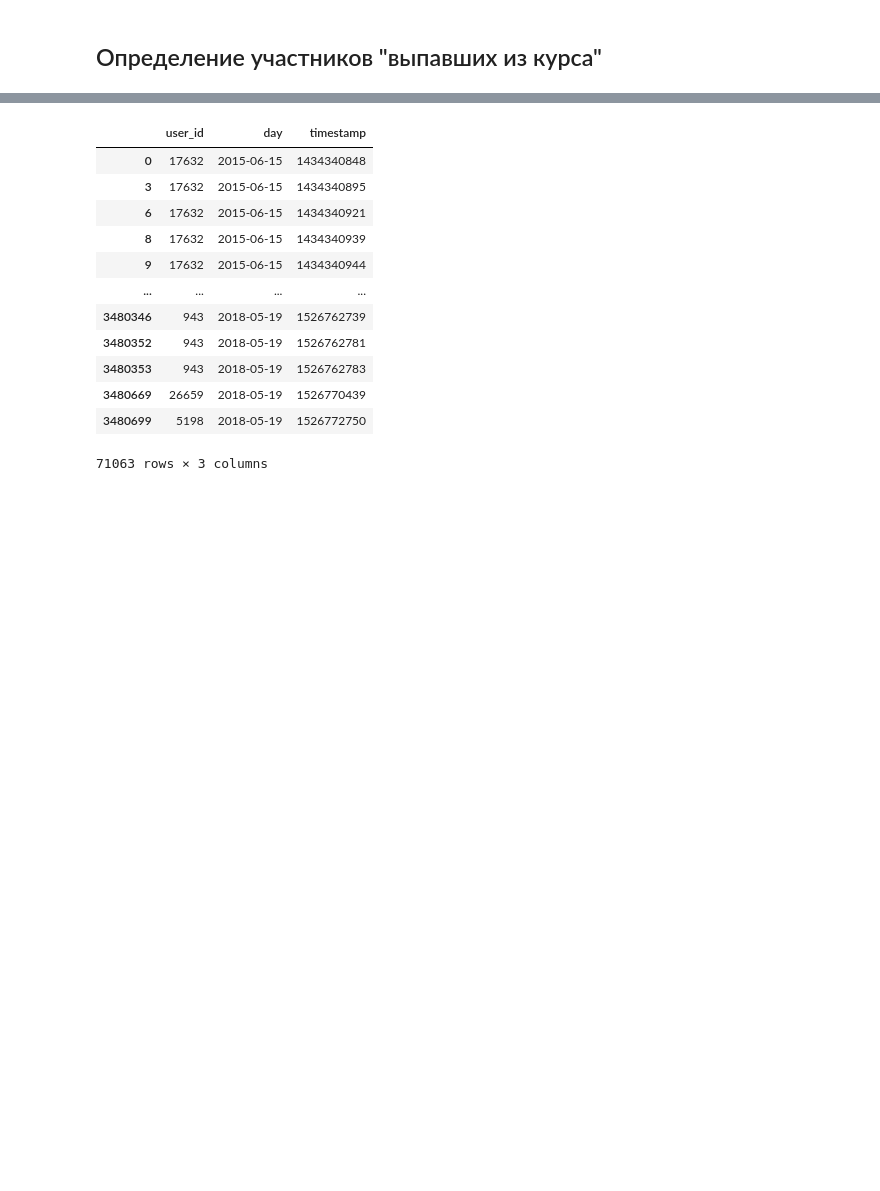
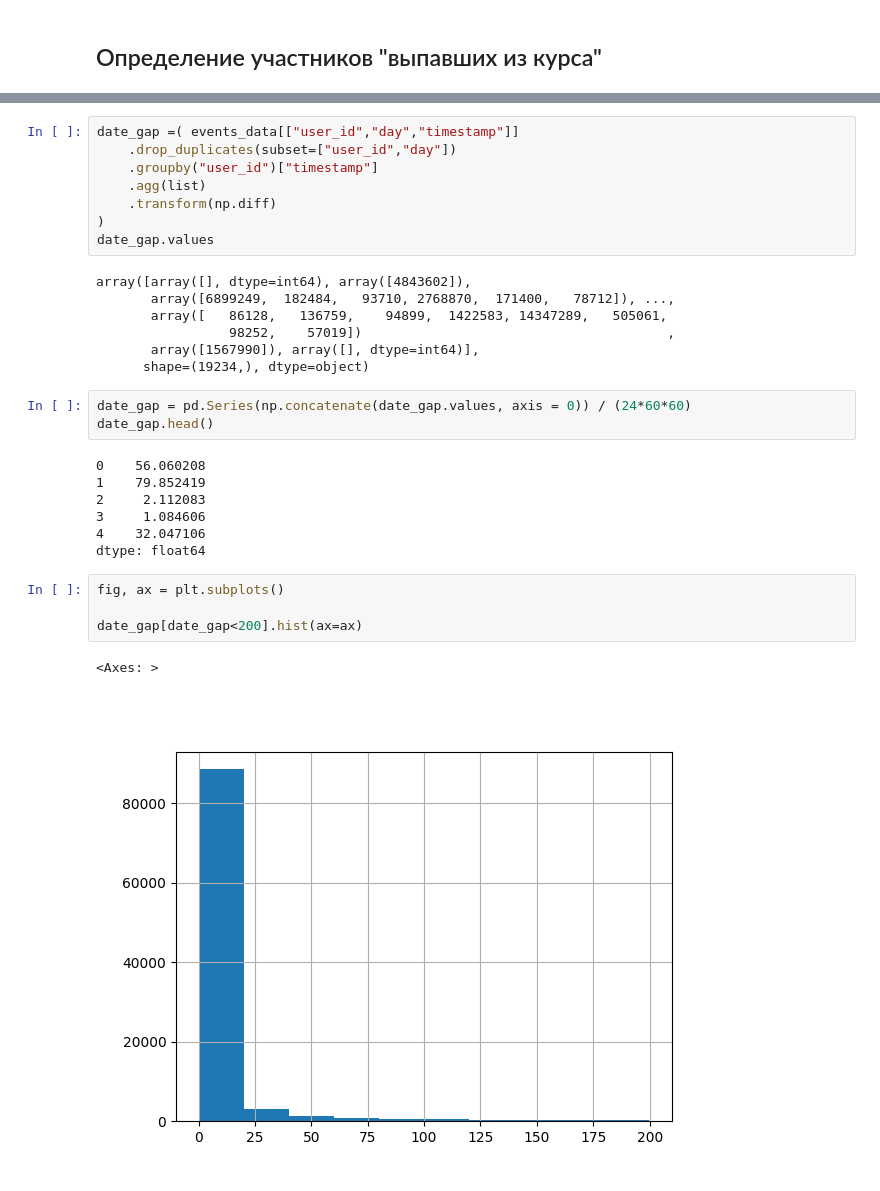
Before and after one commit to PigStep/Stepic-R-course-analitycs, a Jupyter notebook: main/main.ipynb, the cells around one changed output, grey strips where cells are left out. Saved outputs shown, nothing was run; the diff lists cells and outputs as text; blank space fills up the shorter version.

```diff
--- a/main/main.ipynb
+++ b/main/main.ipynb
@@ -107,17 +107,34 @@ events_data[["user_id","day","timestamp"]] /
 | 62 | 22254 | 2015-06-15 | 1434342042 |
 | 94 | 6646 | 2015-06-15 | 1434342230 |
 # %%
+date_gap =( events_data[["user_id","day","timestamp"]]
+    .drop_duplicates(subset=["user_id","day"])
+    .groupby("user_id")["timestamp"]
+    .agg(list)
+    .transform(np.diff)
+)
+date_gap.values
 # %% [output]
-|  | user_id | day | timestamp |
-| 0 | 17632 | 2015-06-15 | 1434340848 |
-| 3 | 17632 | 2015-06-15 | 1434340895 |
-| 6 | 17632 | 2015-06-15 | 1434340921 |
-| 8 | 17632 | 2015-06-15 | 1434340939 |
-| 9 | 17632 | 2015-06-15 | 1434340944 |
-| ... | ... | ... | ... |
-| 3480346 | 943 | 2018-05-19 | 1526762739 |
-| 3480352 | 943 | 2018-05-19 | 1526762781 |
-| 3480353 | 943 | 2018-05-19 | 1526762783 |
-| 3480669 | 26659 | 2018-05-19 | 1526770439 |
-| 3480699 | 5198 | 2018-05-19 | 1526772750 |
-71063 rows × 3 columns
+array([array([], dtype=int64), array([4843602]),
+       array([6899249,  182484,   93710, 2768870,  171400,   78712]), ...,
+       array([   86128,   136759,    94899,  1422583, 14347289,   505061,
+                 98252,    57019])                                       ,
+       array([1567990]), array([], dtype=int64)],
+      shape=(19234,), dtype=object)
+# %%
+date_gap = pd.Series(np.concatenate(date_gap.values, axis = 0)) / (24*60*60)
+date_gap.head()
+# %% [output]
+0    56.060208
+1    79.852419
+2     2.112083
+3     1.084606
+4    32.047106
+dtype: float64
+# %%
+fig, ax = plt.subplots()
+
+date_gap[date_gap<200].hist(ax=ax)
+# %% [output]
+<Axes: >
+[figure, added]
```
Also changed, not shown: parts of 2 cells of this notebook.
